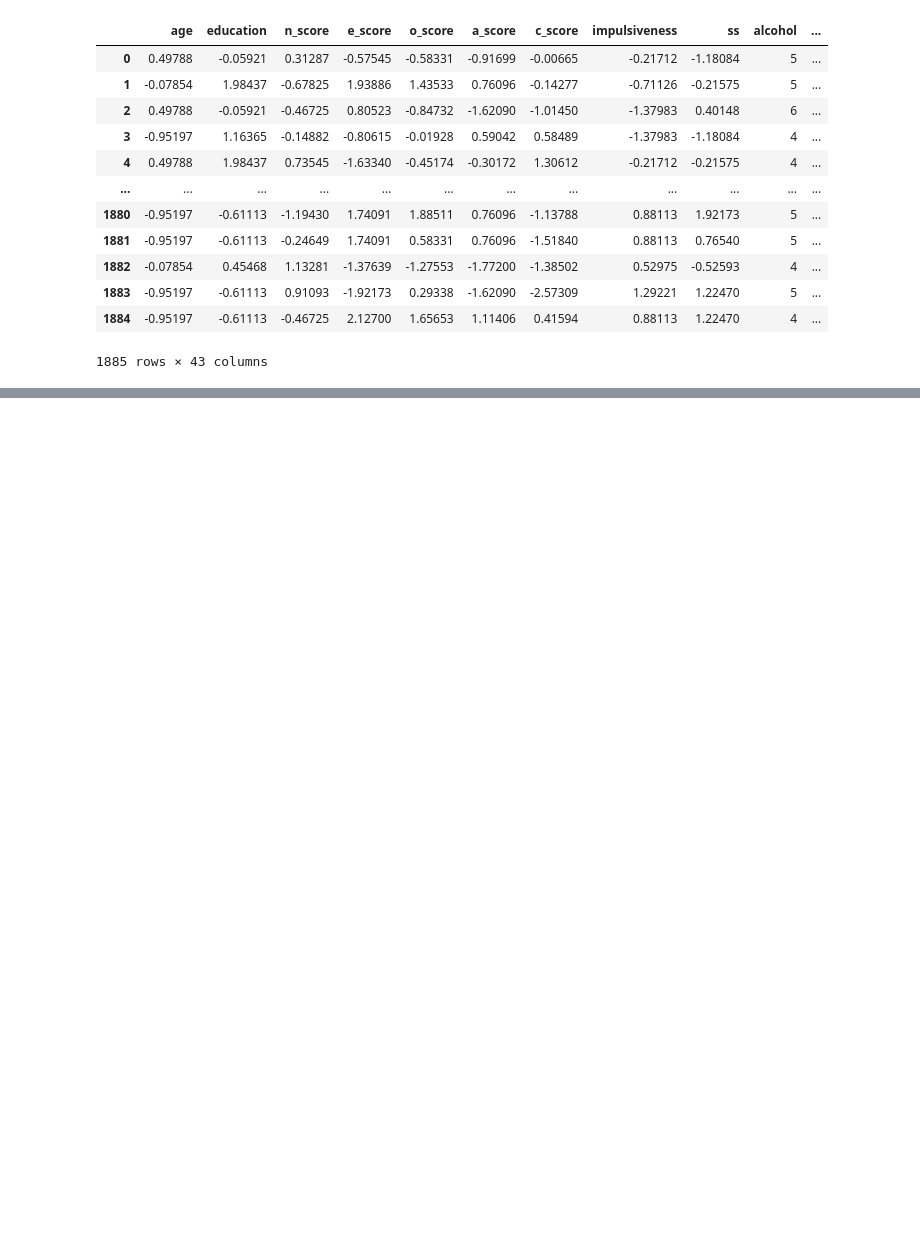
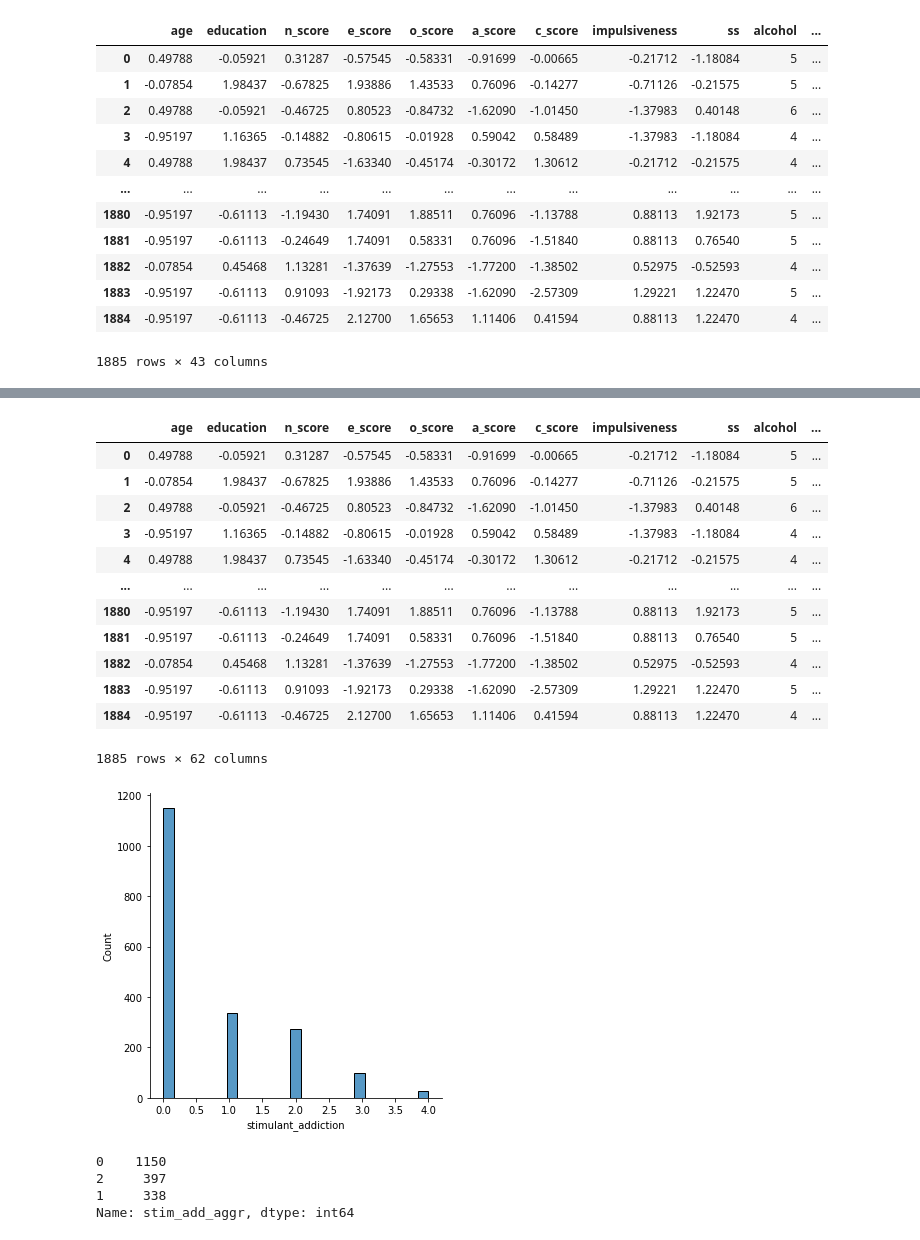
Before and after one commit to francescagiacco/ML-project-personality-and-drug-consumption, a Jupyter notebook: addiction_threshold_drugs.ipynb, the cells around one changed output, grey strips where cells are left out. Drawn from its saved outputs; the diff is of its cells as text; code cells hidden in the pictures; blank space fills up the shorter version.

```diff
--- a/addiction_threshold_drugs.ipynb
+++ b/addiction_threshold_drugs.ipynb
@@ -94,0 +190,11 @@ data
+# %%
+#create list of stimulants and thresholds - I chose them
+stimulants= ['anphet', 'cocaine', 'ecstasy', 'meth']
+thresholds_s=[3, 4, 3, 4 ]
+# %%
+#2 and 3 -> create column for every drug + loop to define addiction to every drug
+
+for sub, thresh in zip(stimulants, thresholds_s):
+        data[sub + "_add"] = [1 if i >= thresh else 0 for i in data[sub]]
+
+data
@@ -94,0 +227,5 @@ data
+# %%
+stim_add=["anphet_add", "cocaine_add","ecstasy_add","meth_add" ]
+data['stimulant_addiction'] = data[stim_add].sum(axis=1)
+
+data
@@ -94,0 +246,27 @@ data
+# %%
+sns.displot(data, x="stimulant_addiction")
+data
+# %% [output]
+|  | age | education | n_score | e_score | o_score | a_score | c_score | impulsiveness | ss | alcohol | ... |
+| 0 | 0.49788 | -0.05921 | 0.31287 | -0.57545 | -0.58331 | -0.91699 | -0.00665 | -0.21712 | -1.18084 | 5 | ... |
+| 1 | -0.07854 | 1.98437 | -0.67825 | 1.93886 | 1.43533 | 0.76096 | -0.14277 | -0.71126 | -0.21575 | 5 | ... |
+| 2 | 0.49788 | -0.05921 | -0.46725 | 0.80523 | -0.84732 | -1.62090 | -1.01450 | -1.37983 | 0.40148 | 6 | ... |
+| 3 | -0.95197 | 1.16365 | -0.14882 | -0.80615 | -0.01928 | 0.59042 | 0.58489 | -1.37983 | -1.18084 | 4 | ... |
+| 4 | 0.49788 | 1.98437 | 0.73545 | -1.63340 | -0.45174 | -0.30172 | 1.30612 | -0.21712 | -0.21575 | 4 | ... |
+| ... | ... | ... | ... | ... | ... | ... | ... | ... | ... | ... | ... |
+| 1880 | -0.95197 | -0.61113 | -1.19430 | 1.74091 | 1.88511 | 0.76096 | -1.13788 | 0.88113 | 1.92173 | 5 | ... |
+| 1881 | -0.95197 | -0.61113 | -0.24649 | 1.74091 | 0.58331 | 0.76096 | -1.51840 | 0.88113 | 0.76540 | 5 | ... |
+| 1882 | -0.07854 | 0.45468 | 1.13281 | -1.37639 | -1.27553 | -1.77200 | -1.38502 | 0.52975 | -0.52593 | 4 | ... |
+| 1883 | -0.95197 | -0.61113 | 0.91093 | -1.92173 | 0.29338 | -1.62090 | -2.57309 | 1.29221 | 1.22470 | 5 | ... |
+| 1884 | -0.95197 | -0.61113 | -0.46725 | 2.12700 | 1.65653 | 1.11406 | 0.41594 | 0.88113 | 1.22470 | 4 | ... |
+1885 rows × 62 columns
+[figure, added]
+# %%
+data['stim_add_aggr']=[2 if i >1 else 1 if i==1 else 0 for i in data['stimulant_addiction']]
+
+data['stim_add_aggr'].value_counts()
+# %% [output]
+0    1150
+2     397
+1     338
+Name: stim_add_aggr, dtype: int64
```
Also changed, not shown: parts of 22 cells of this notebook, 3 other files.
